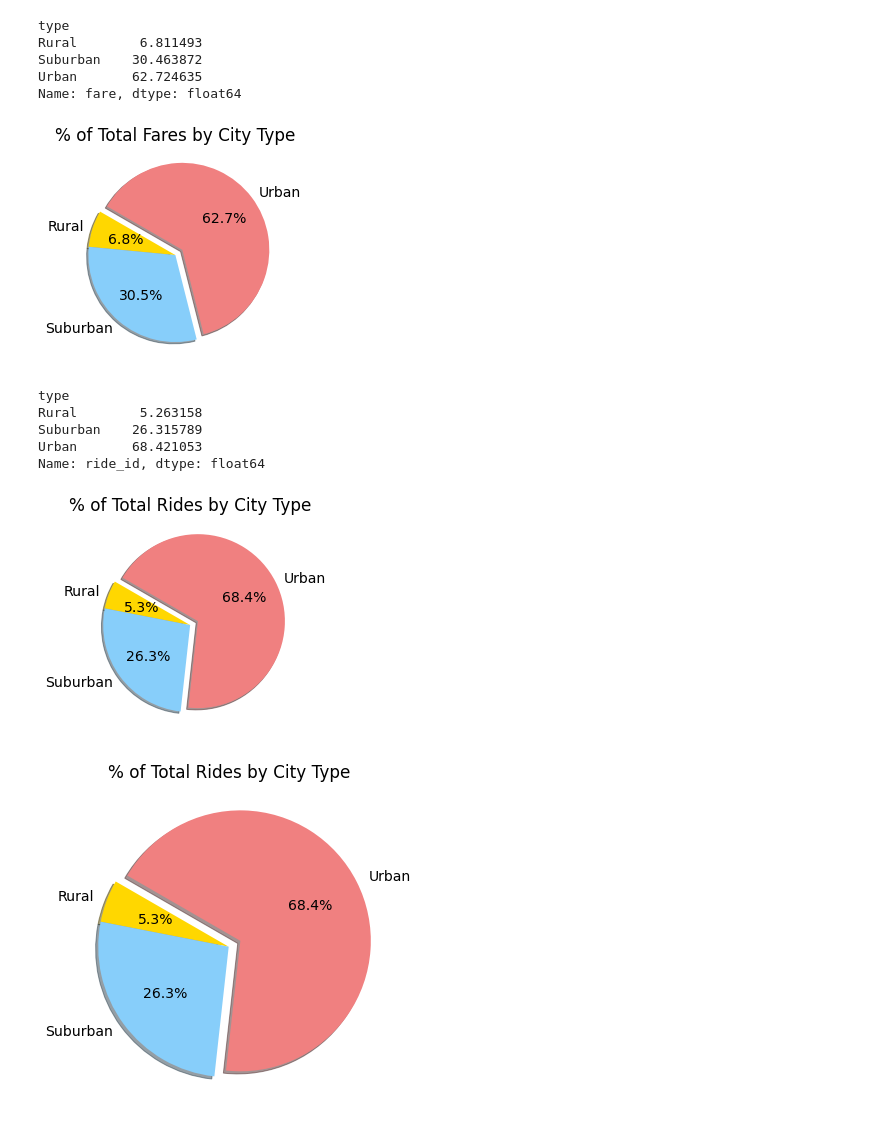
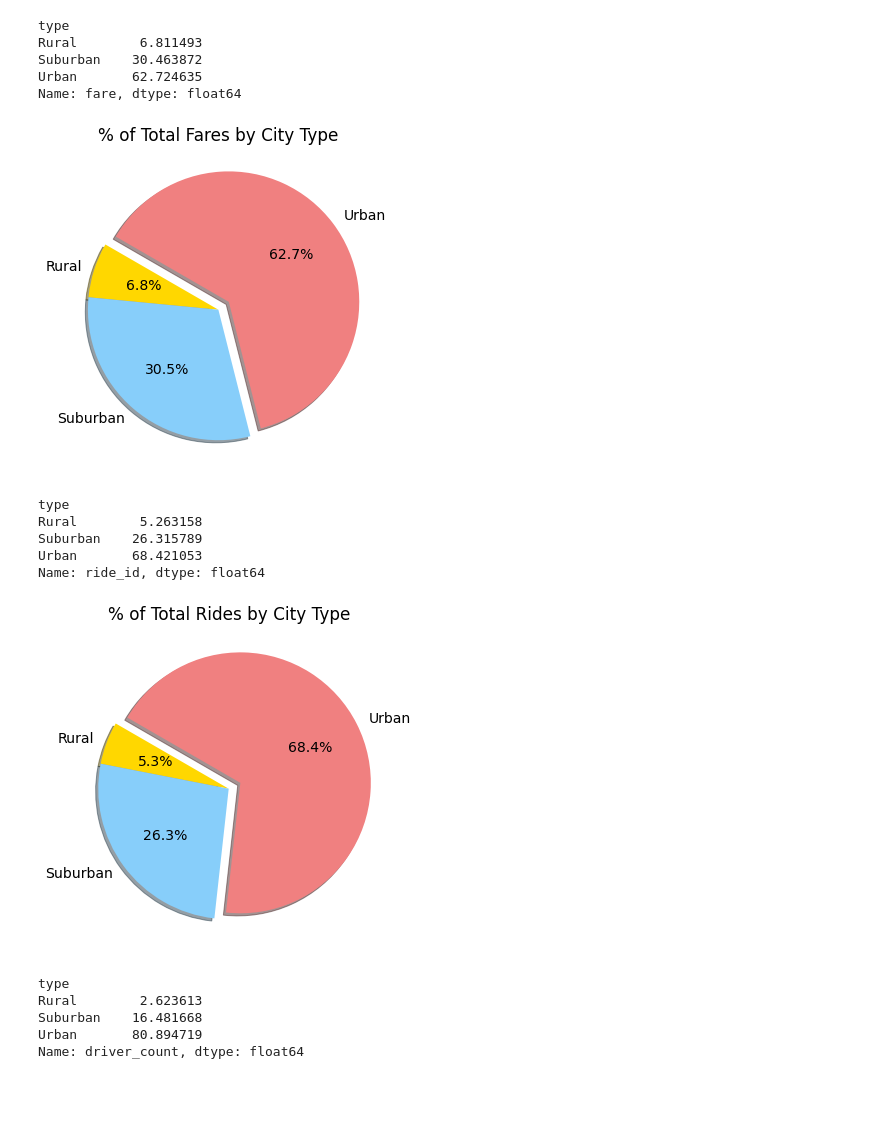
Before and after one commit to wbelayne21/PyBer_Analysis, a Jupyter notebook: PyBer.ipynb, the cells around one changed output. Cells and saved outputs as stored; diff of their text form; code cells hidden in the pictures; blank space fills up the shorter version.

```diff
--- a/PyBer.ipynb
+++ b/PyBer.ipynb
@@ -540,15 +540,16 @@ Urban       62.724635
 Name: fare, dtype: float64
 # %%
 # pie chart for fare percentage by type
+plt.subplots(figsize=(10, 6))
 plt.pie(type_percents, labels=["Rural", "Suburban", "Urban"], colors=["gold", "lightskyblue", "lightcoral"],
         explode=[0, 0, 0.1],
         autopct='%1.1f%%',
     shadow=True, startangle=150)
 plt.title("% of Total Fares by City Type")
 mpl.rcParams['font.size'] = 14
 plt.savefig("analysis/Fig5.png")
 # %% [output]
-[figure, old version]
+[figure, new version]
 # %%
 #
 sum_rides_by_type = pyber_data_df.groupby(["type"]).count()["ride_id"]
@@ -563,6 +564,7 @@ Urban       68.421053
 Name: ride_id, dtype: float64
 # %%
 # pie chart for ride percentage by type
+plt.subplots(figsize=(10, 6))
 plt.pie(ride_percents, labels=["Rural", "Suburban", "Urban"], colors=["gold", "lightskyblue", "lightcoral"],
         explode=[0, 0, 0.1],
         autopct='%1.1f%%',
@@ -571,18 +573,26 @@ plt.title("% of Total Rides by City Type")
 mpl.rcParams['font.size'] = 14
 plt.savefig("analysis/Fig6.png")
 # %% [output]
-[figure, old version]
+[figure, new version]
+# %%
+# Driver percentage
+sum_drivers_by_type = city_data_df.groupby(["type"]).sum()["driver_count"]
+total_drivers = city_data_df["driver_count"].sum()
+drivers_percent = sum_drivers_by_type /total_drivers *100
+drivers_percent
+# %% [output]
+type
+Rural        2.623613
+Suburban    16.481668
+Urban       80.894719
+Name: driver_count, dtype: float64
 # %%
-# Build percentage of rides by city type pie chart.
+# pie chart for driver percentage by type
 plt.subplots(figsize=(10, 6))
-plt.pie(ride_percents,
-    labels=["Rural", "Suburban", "Urban"],
-    colors=["gold", "lightskyblue", "lightcoral"],
-    explode=[0, 0, 0.1],
-    autopct='%1.1f%%',
+plt.pie(drivers_percents, labels=["Rural", "Suburban", "Urban"], colors=["gold", "lightskyblue", "lightcoral"],
+        explode=[0, 0, 0.1],
+        autopct='%1.1f%%',
     shadow=True, startangle=150)
 plt.title("% of Total Rides by City Type")
-# Change the default font size from 10 to 14.
 mpl.rcParams['font.size'] = 14
+plt.savefig("analysis/Fig6.png")
-# %% [output]
-[figure, removed]
```
Also changed, not shown: 1 other file.
